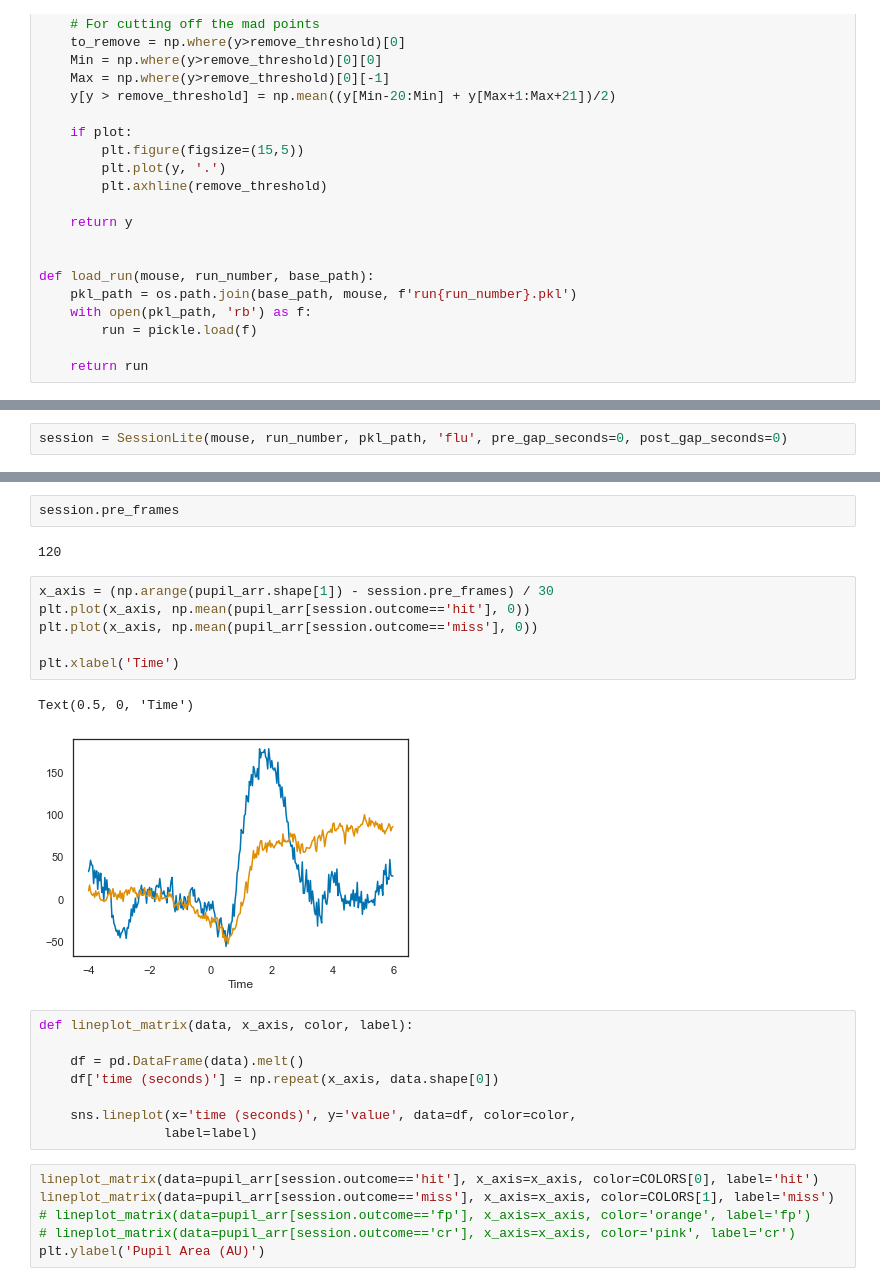
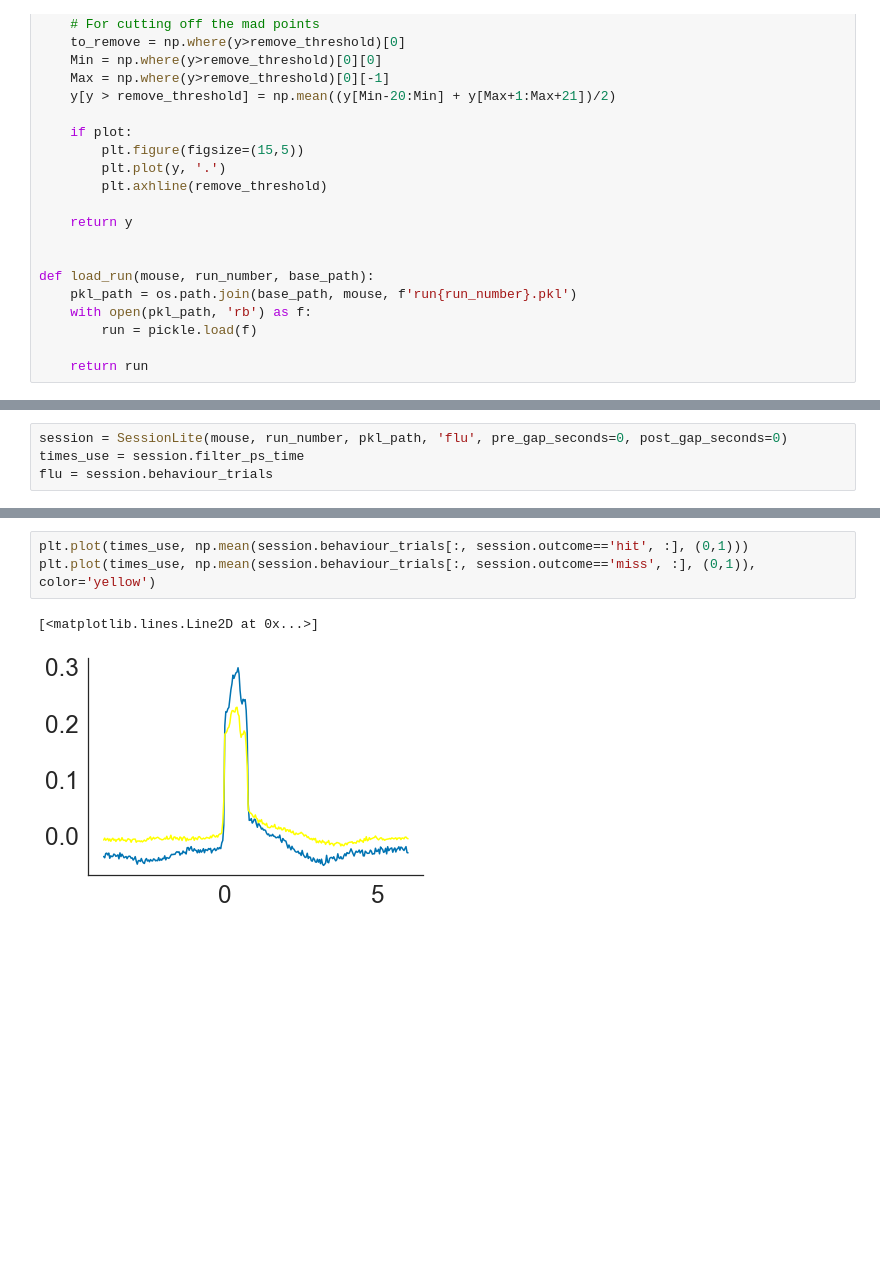
Before and after one commit to Packer-Lab/Vape, a Jupyter notebook: jupyter/pupil_imaging.ipynb, the cells around one changed output, grey strips where cells are left out. Saved outputs shown, nothing was run; the diff lists cells and outputs as text; blank space fills up the shorter version.

```diff
--- a/jupyter/pupil_imaging.ipynb
+++ b/jupyter/pupil_imaging.ipynb
@@ -122,4 +125,6 @@ run.pupil = np.expand_dims(pupil, 0)
 # %%
 session = SessionLite(mouse, run_number, pkl_path, 'flu', pre_gap_seconds=0, post_gap_seconds=0)
+times_use = session.filter_ps_time
+flu = session.behaviour_trials
 # %% [output]
 /home/jrowland/Documents/code/pop-off/popoff/popoff/loadpaths.py
@@ -146,27 +147,6 @@ pupil_arr = np.subtract(pupil_arr.T, baseline).T
-# %%
-session.pre_frames
-# %% [output]
-120
-# %%
-x_axis = (np.arange(pupil_arr.shape[1]) - session.pre_frames) / 30
-plt.plot(x_axis, np.mean(pupil_arr[session.outcome=='hit'], 0))
-plt.plot(x_axis, np.mean(pupil_arr[session.outcome=='miss'], 0))
-
-plt.xlabel('Time')
-# %% [output]
-Text(0.5, 0, 'Time')
-[figure, removed]
-# %%
-def lineplot_matrix(data, x_axis, color, label):
-
-    df = pd.DataFrame(data).melt()
-    df['time (seconds)'] = np.repeat(x_axis, data.shape[0])
-
-    sns.lineplot(x='time (seconds)', y='value', data=df, color=color,
-                label=label)
-# %%
-lineplot_matrix(data=pupil_arr[session.outcome=='hit'], x_axis=x_axis, color=COLORS[0], label='hit')
-lineplot_matrix(data=pupil_arr[session.outcome=='miss'], x_axis=x_axis, color=COLORS[1], label='miss')
-# lineplot_matrix(data=pupil_arr[session.outcome=='fp'], x_axis=x_axis, color='orange', label='fp')
-# lineplot_matrix(data=pupil_arr[session.outcome=='cr'], x_axis=x_axis, color='pink', label='cr')
-plt.ylabel('Pupil Area (AU)')
+# %%
+plt.plot(times_use, np.mean(session.behaviour_trials[:, session.outcome=='hit', :], (0,1)))
+plt.plot(times_use, np.mean(session.behaviour_trials[:, session.outcome=='miss', :], (0,1)), color='yellow')
+# %% [output]
+[<matplotlib.lines.Line2D at 0x...>]
+[figure, added]
```
Also changed, not shown: parts of 13 cells of this notebook, 2 other files.
